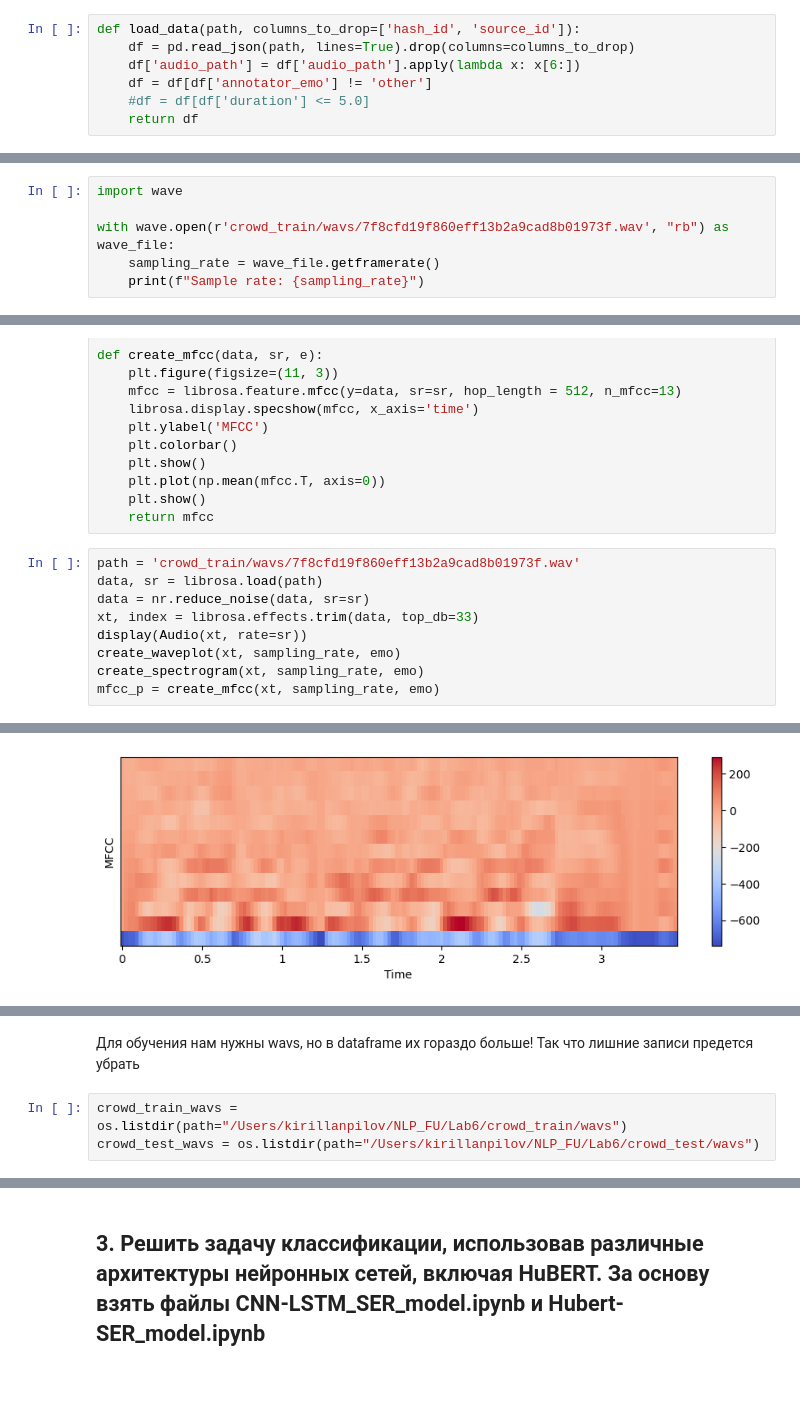
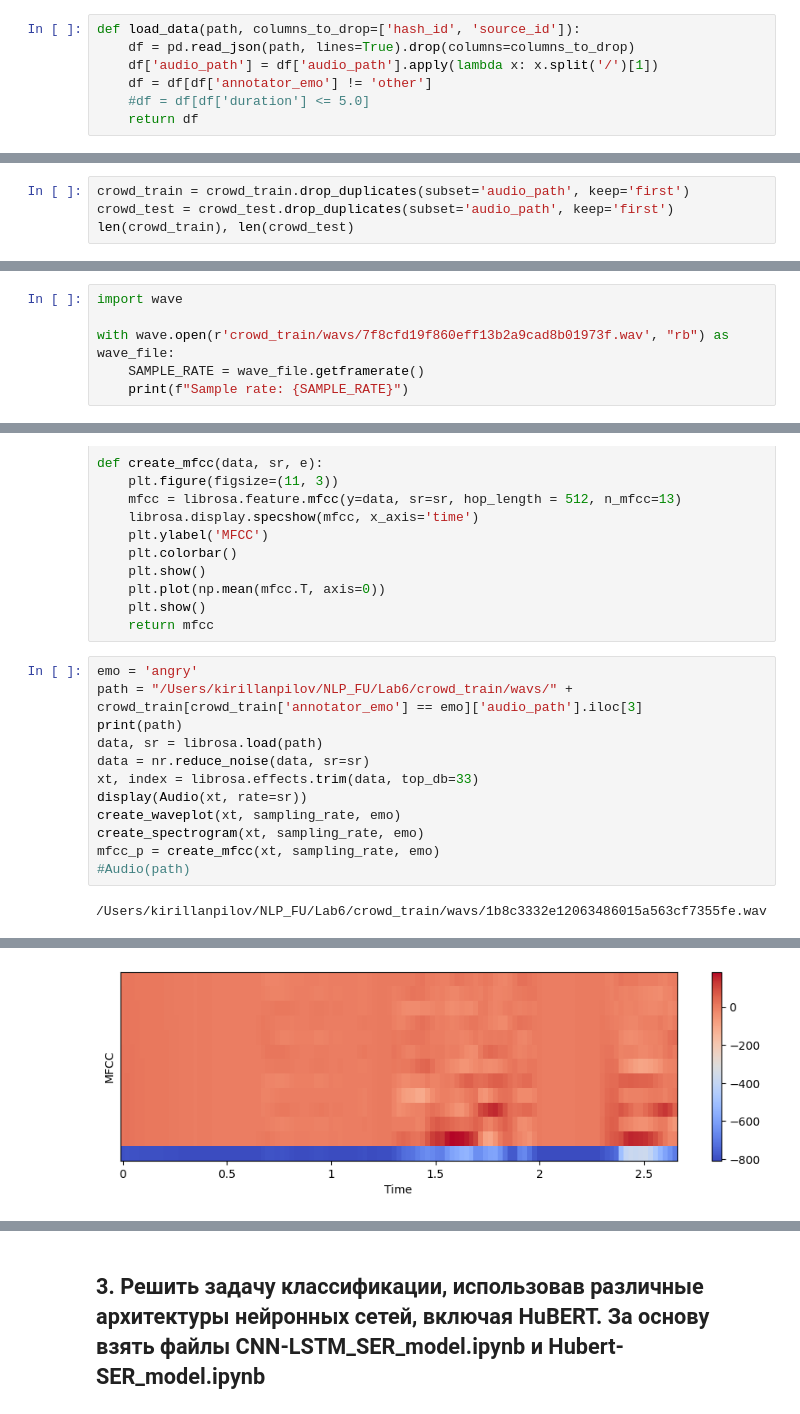
Before and after one commit to anpilove/NLP-FU, a Jupyter notebook: Lab6/Lab6_AudioSentiment.ipynb, the cells around one changed output, grey strips where cells are left out. Drawn from its saved outputs; the diff is of its cells as text; blank space fills up the shorter version.

```diff
--- a/Lab6/Lab6_AudioSentiment.ipynb
+++ b/Lab6/Lab6_AudioSentiment.ipynb
@@ -75,7 +92,7 @@ source_id — уникальный идентификатор диктора и
 # %%
 def load_data(path, columns_to_drop=['hash_id', 'source_id']):
     df = pd.read_json(path, lines=True).drop(columns=columns_to_drop)
-    df['audio_path'] = df['audio_path'].apply(lambda x: x[6:])
+    df['audio_path'] = df['audio_path'].apply(lambda x: x.split('/')[1])
     df = df[df['annotator_emo'] != 'other']
     #df = df[df['duration'] <= 5.0]
     return df
@@ -136,0 +156,4 @@ crowd_test
+# %%
+crowd_train = crowd_train.drop_duplicates(subset='audio_path', keep='first')
+crowd_test = crowd_test.drop_duplicates(subset='audio_path', keep='first')
+len(crowd_train), len(crowd_test)
@@ -171,8 +215,8 @@ Name: count, dtype: int64
 import wave
 
 with wave.open(r'crowd_train/wavs/7f8cfd19f860eff13b2a9cad8b01973f.wav', "rb") as wave_file:
-    sampling_rate = wave_file.getframerate()
-    print(f"Sample rate: {sampling_rate}")
+    SAMPLE_RATE = wave_file.getframerate()
+    print(f"Sample rate: {SAMPLE_RATE}")
 # %% [output]
 Sample rate: 16000
 # %%
@@ -201,7 +245,9 @@ def create_mfcc(data, sr, e):
     plt.show()
     return mfcc
 # %%
-path = 'crowd_train/wavs/7f8cfd19f860eff13b2a9cad8b01973f.wav'
+emo = 'angry'
+path = "/Users/kirillanpilov/NLP_FU/Lab6/crowd_train/wavs/" + crowd_train[crowd_train['annotator_emo'] == emo]['audio_path'].iloc[3]
+print(path)
 data, sr = librosa.load(path)
 data = nr.reduce_noise(data, sr=sr)
 xt, index = librosa.effects.trim(data, top_db=33)
@@ -209,5 +255,7 @@ display(Audio(xt, rate=sr))
 create_waveplot(xt, sampling_rate, emo)
 create_spectrogram(xt, sampling_rate, emo)
 mfcc_p = create_mfcc(xt, sampling_rate, emo)
+#Audio(path)
 # %% [output]
+/Users/kirillanpilov/NLP_FU/Lab6/crowd_train/wavs/1b8c3332e12063486015a563cf7355fe.wav
 [interactive output not drawn]
@@ -216 +264 @@ mfcc_p = create_mfcc(xt, sampling_rate, emo)
-[figure, old version]
+[figure, new version]
@@ -218,5 +265,0 @@ mfcc_p = create_mfcc(xt, sampling_rate, emo)
-# %% [markdown]
-Для обучения нам нужны wavs, но в dataframe их гораздо больше! Так что лишние записи предется убрать
-# %%
-crowd_train_wavs = os.listdir(path="/Users/kirillanpilov/NLP_FU/Lab6/crowd_train/wavs")
-crowd_test_wavs = os.listdir(path="/Users/kirillanpilov/NLP_FU/Lab6/crowd_test/wavs")
```
Also changed, not shown: parts of 30 cells of this notebook.
